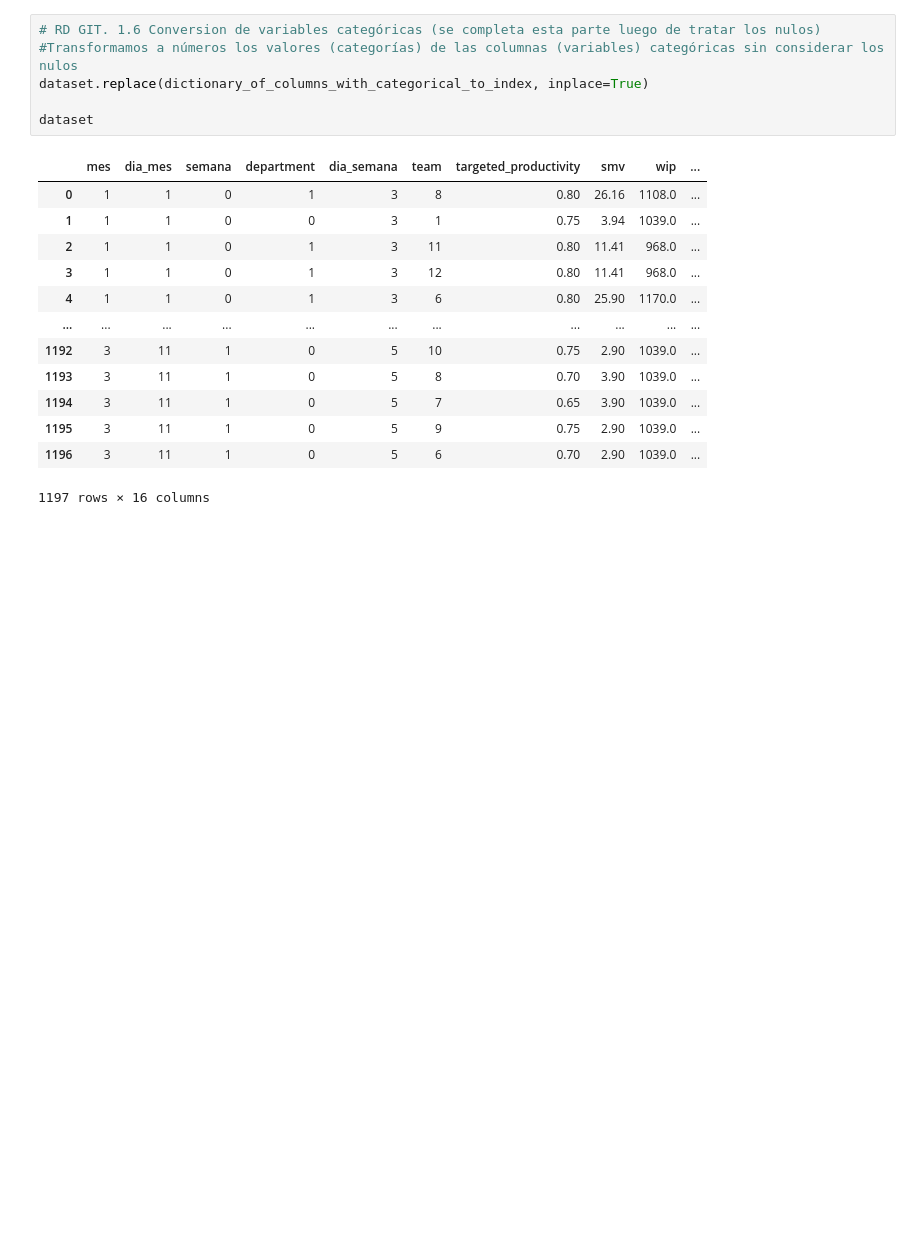
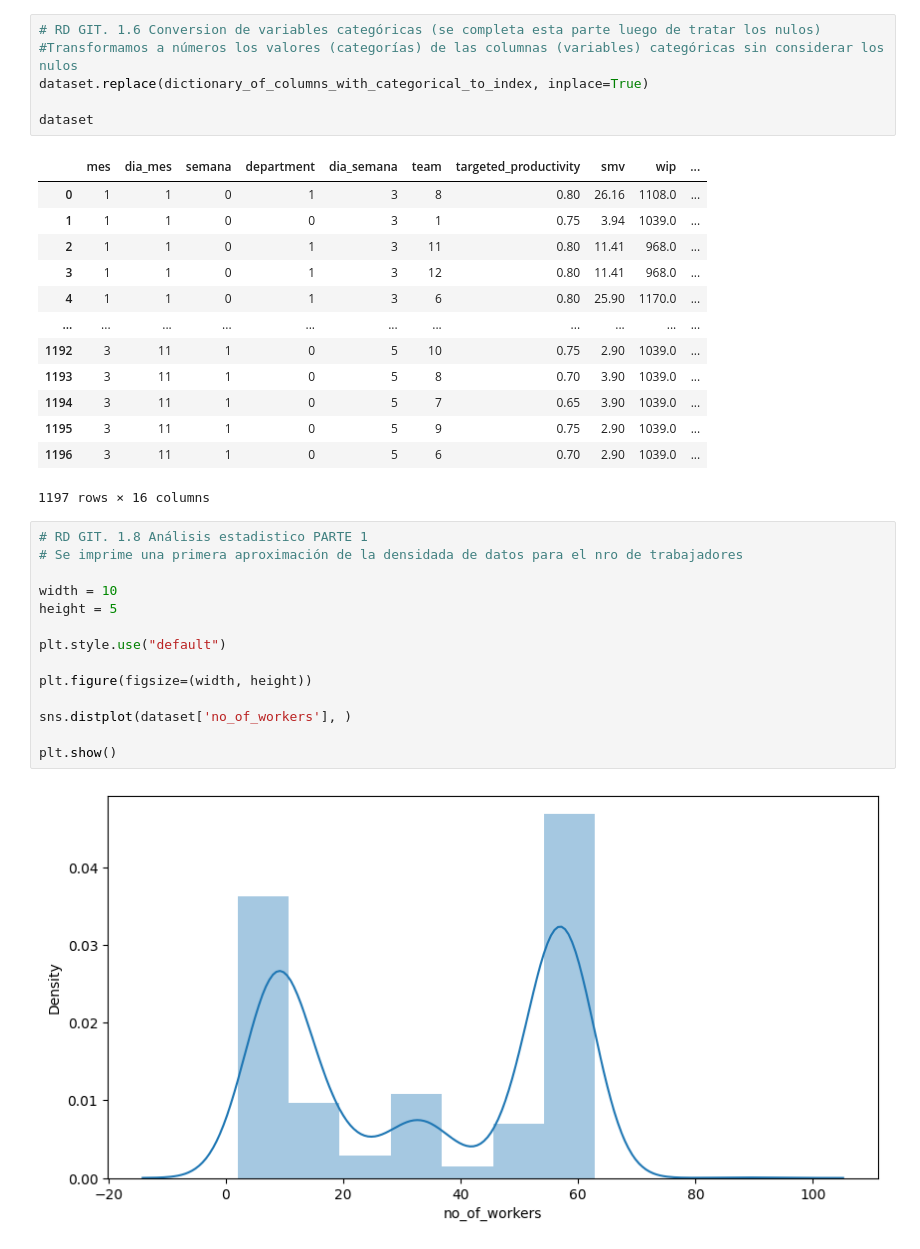
Before and after one commit to darwinpadilla/Grupo_Productivity_Prediction, a Jupyter notebook: Grupo_Productivity_Prediction.ipynb, the cells around one changed output. Cells and saved outputs as stored; diff of their text form; blank space fills up the shorter version.

Commit message:
1.8.-Análisis estadístico -parte1

```diff
--- a/Grupo_Productivity_Prediction.ipynb
+++ b/Grupo_Productivity_Prediction.ipynb
@@ -1758,3 +1758,19 @@ dataset
 | 1195 | 3 | 11 | 1 | 0 | 5 | 9 | 0.75 | 2.90 | 1039.0 | ... |
 | 1196 | 3 | 11 | 1 | 0 | 5 | 6 | 0.70 | 2.90 | 1039.0 | ... |
 1197 rows × 16 columns
+# %%
+# RD GIT. 1.8 Análisis estadistico PARTE 1
+# Se imprime una primera aproximación de la densidada de datos para el nro de trabajadores
+
+width = 10
+height = 5
+
+plt.style.use("default")
+
+plt.figure(figsize=(width, height))
+
+sns.distplot(dataset['no_of_workers'], )
+
+plt.show()
+# %% [output]
+[figure, added]
```
Also changed, not shown: parts of 1 cell of this notebook.
